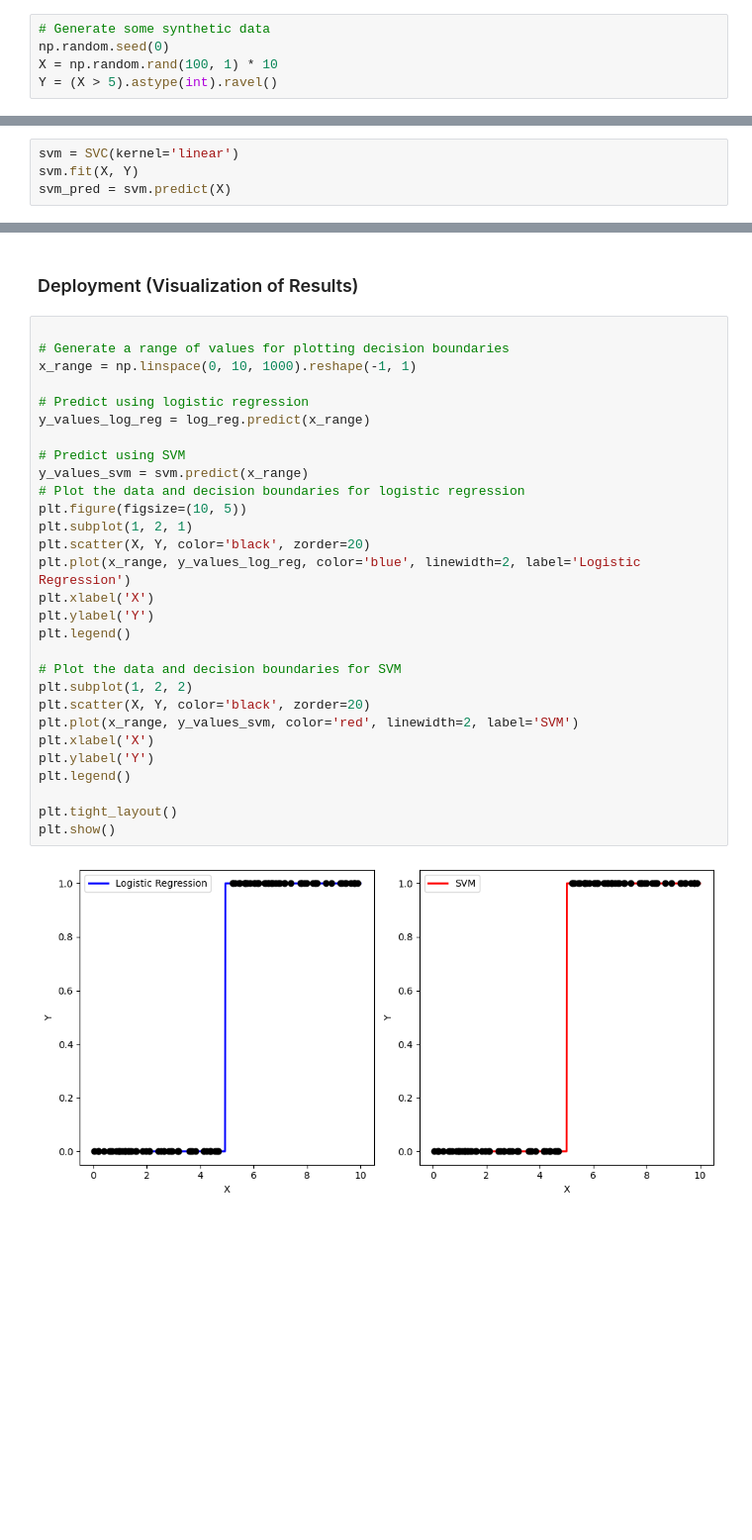
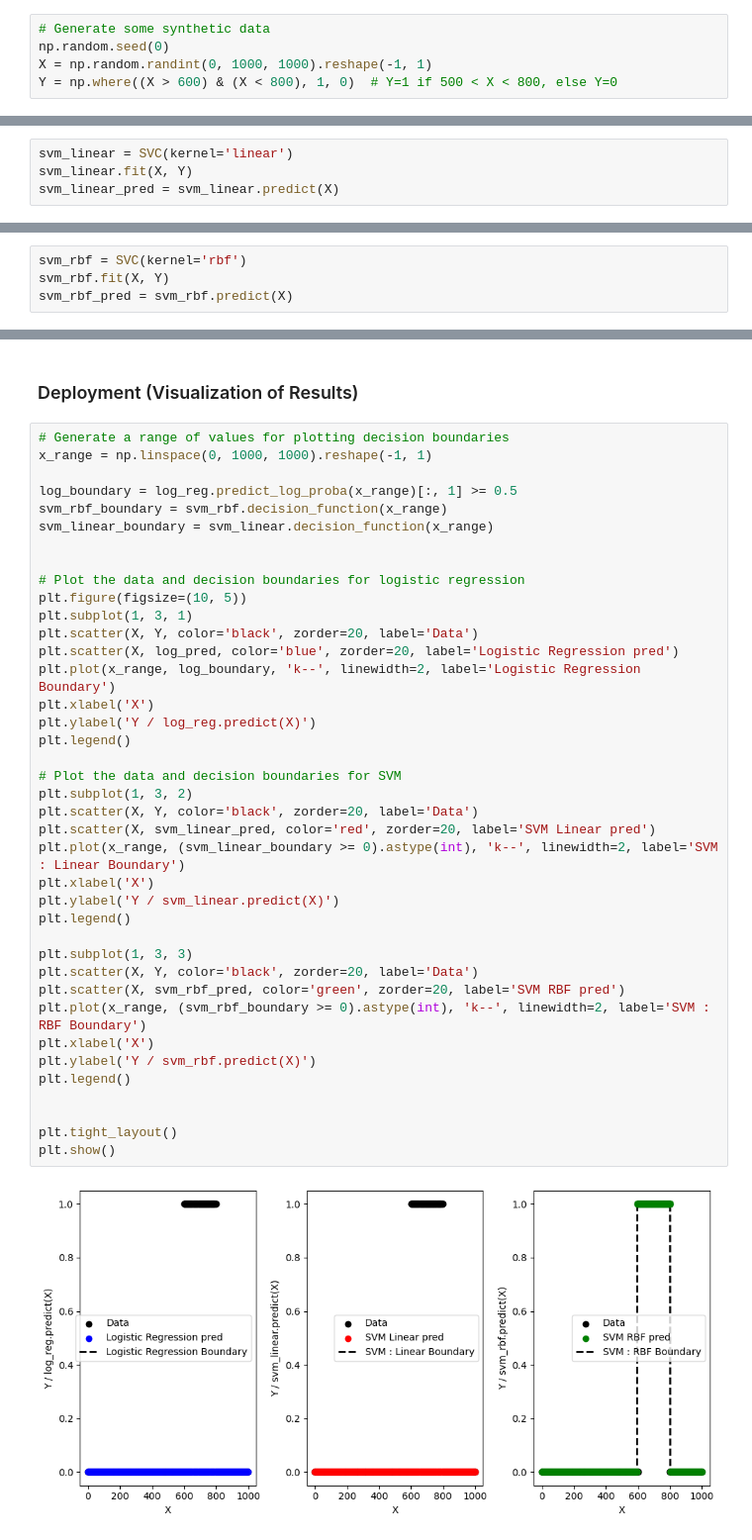
Before and after one commit to danny-git1005/NCHU-AIoT, a Jupyter notebook: hw3/hw3-1.ipynb, the cells around one changed output, grey strips where cells are left out. Shown at 99% size. Cells and saved outputs as stored; diff of their text form; blank space fills up the shorter version.

```diff
--- a/hw3/hw3-1.ipynb
+++ b/hw3/hw3-1.ipynb
@@ -10,8 +10,8 @@ import matplotlib.pyplot as plt
 # %%
 # Generate some synthetic data
 np.random.seed(0)
-X = np.random.rand(100, 1) * 10
-Y = (X > 5).astype(int).ravel()
+X = np.random.randint(0, 1000, 1000).reshape(-1, 1)
+Y = np.where((X > 600) & (X < 800), 1, 0)  # Y=1 if 500 < X < 800, else Y=0
 # %% [markdown]
 ### Logistic Regression
 # %%
@@ -23,4 +23,4 @@ log_pred = log_reg.predict(X)
 # %%
-svm = SVC(kernel='linear')
-svm.fit(X, Y)
-svm_pred = svm.predict(X)
+svm_linear = SVC(kernel='linear')
+svm_linear.fit(X, Y)
+svm_linear_pred = svm_linear.predict(X)
@@ -27,2 +29,6 @@ svm_pred = svm.predict(X)
+# %%
+svm_rbf = SVC(kernel='rbf')
+svm_rbf.fit(X, Y)
+svm_rbf_pred = svm_rbf.predict(X)
 # %% [markdown]
 ### Evaluation
@@ -32,33 +47,43 @@ svm_acc = accuracy_score(Y, svm_pred)
 # %% [markdown]
 ### Deployment (Visualization of Results)
 # %%
+# Generate a range of values for plotting decision boundaries
+x_range = np.linspace(0, 1000, 1000).reshape(-1, 1)
 
-# Generate a range of values for plotting decision boundaries
-x_range = np.linspace(0, 10, 1000).reshape(-1, 1)
+log_boundary = log_reg.predict_log_proba(x_range)[:, 1] >= 0.5
+svm_rbf_boundary = svm_rbf.decision_function(x_range)
+svm_linear_boundary = svm_linear.decision_function(x_range)
 
-# Predict using logistic regression
-y_values_log_reg = log_reg.predict(x_range)
 
-# Predict using SVM
-y_values_svm = svm.predict(x_range)
 # Plot the data and decision boundaries for logistic regression
 plt.figure(figsize=(10, 5))
-plt.subplot(1, 2, 1)
-plt.scatter(X, Y, color='black', zorder=20)
-plt.plot(x_range, y_values_log_reg, color='blue', linewidth=2, label='Logistic Regression')
+plt.subplot(1, 3, 1)
+plt.scatter(X, Y, color='black', zorder=20, label='Data')
+plt.scatter(X, log_pred, color='blue', zorder=20, label='Logistic Regression pred')
+plt.plot(x_range, log_boundary, 'k--', linewidth=2, label='Logistic Regression Boundary')
 plt.xlabel('X')
-plt.ylabel('Y')
+plt.ylabel('Y / log_reg.predict(X)')
 plt.legend()
 
 # Plot the data and decision boundaries for SVM
-plt.subplot(1, 2, 2)
-plt.scatter(X, Y, color='black', zorder=20)
-plt.plot(x_range, y_values_svm, color='red', linewidth=2, label='SVM')
+plt.subplot(1, 3, 2)
+plt.scatter(X, Y, color='black', zorder=20, label='Data')
+plt.scatter(X, svm_linear_pred, color='red', zorder=20, label='SVM Linear pred')
+plt.plot(x_range, (svm_linear_boundary >= 0).astype(int), 'k--', linewidth=2, label='SVM : Linear Boundary')
 plt.xlabel('X')
-plt.ylabel('Y')
+plt.ylabel('Y / svm_linear.predict(X)')
 plt.legend()
+
+plt.subplot(1, 3, 3)
+plt.scatter(X, Y, color='black', zorder=20, label='Data')
+plt.scatter(X, svm_rbf_pred, color='green', zorder=20, label='SVM RBF pred')
+plt.plot(x_range, (svm_rbf_boundary >= 0).astype(int), 'k--', linewidth=2, label='SVM : RBF Boundary')
+plt.xlabel('X')
+plt.ylabel('Y / svm_rbf.predict(X)')
+plt.legend()
+
 
 plt.tight_layout()
 plt.show()
 # %% [output]
-[figure, old version]
+[figure, new version]
```
Also changed, not shown: parts of 4 cells of this notebook, 1 other file.
